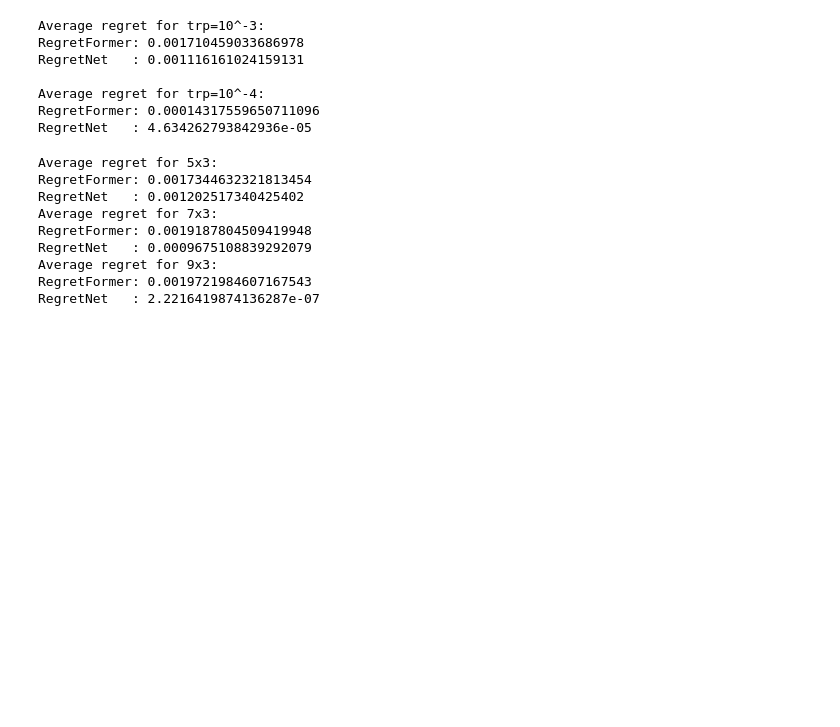
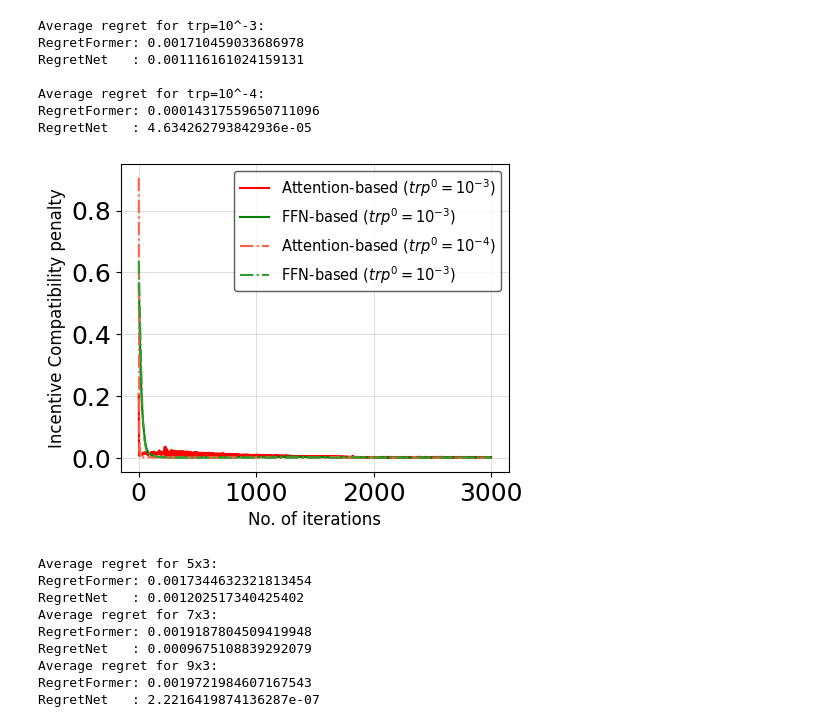
Before and after one commit to qkhanh711/optimaler-modify, a Jupyter notebook: plots/plot.ipynb, the cells around one changed output. Saved outputs shown, nothing was run; the diff lists cells and outputs as text; code cells hidden in the pictures; blank space fills up the shorter version.

```diff
--- a/plots/plot.ipynb
+++ b/plots/plot.ipynb
@@ -160,6 +184,27 @@ RegretNet   : 0.001116161024159131
 Average regret for trp=10^-4:
 RegretFormer: 0.00014317559650711096
 RegretNet   : 4.634262793842936e-05
+# %%
+figsize = (5, 4)
+fig = plt.figure(figsize=figsize)
+ax = fig.gca()
+
+ax.plot(results5x3_regretformer, color="red", label="Attention-based ($trp^0= 10^{-3}$)")
+ax.plot(results5x3_regretnet, color="green", label="FFN-based ($trp^0= 10^{-3}$)")
+ax.plot(results7x3_regretformer, color="tomato", linestyle='-.', label="Attention-based ($trp^0= 10^{-4}$)")
+ax.plot(results7x3_regretnet, color="tab:green", linestyle='-.', label="FFN-based ($trp^0= 10^{-3}$)")
+
+ax.set_xlabel("No. of iterations", fontsize=12)
+ax.set_ylabel("Incentive Compatibility penalty", fontsize=12)
+
+ax.legend(loc='upper right', fontsize=10.5, frameon=True, edgecolor='#333333')
+
+ax.grid(True, linestyle='-', alpha=0.4)
+
+fig.show()
+fig.savefig("trpRegret.png", facecolor=fig.get_facecolor())
+# %% [output]
+[figure, added]
 # %%
 with open(path5x3[0], "r") as f:
     results5x3_regretformer = json.load(f)['regret']
```
Also changed, not shown: parts of 6 cells of this notebook, 5 other files.
